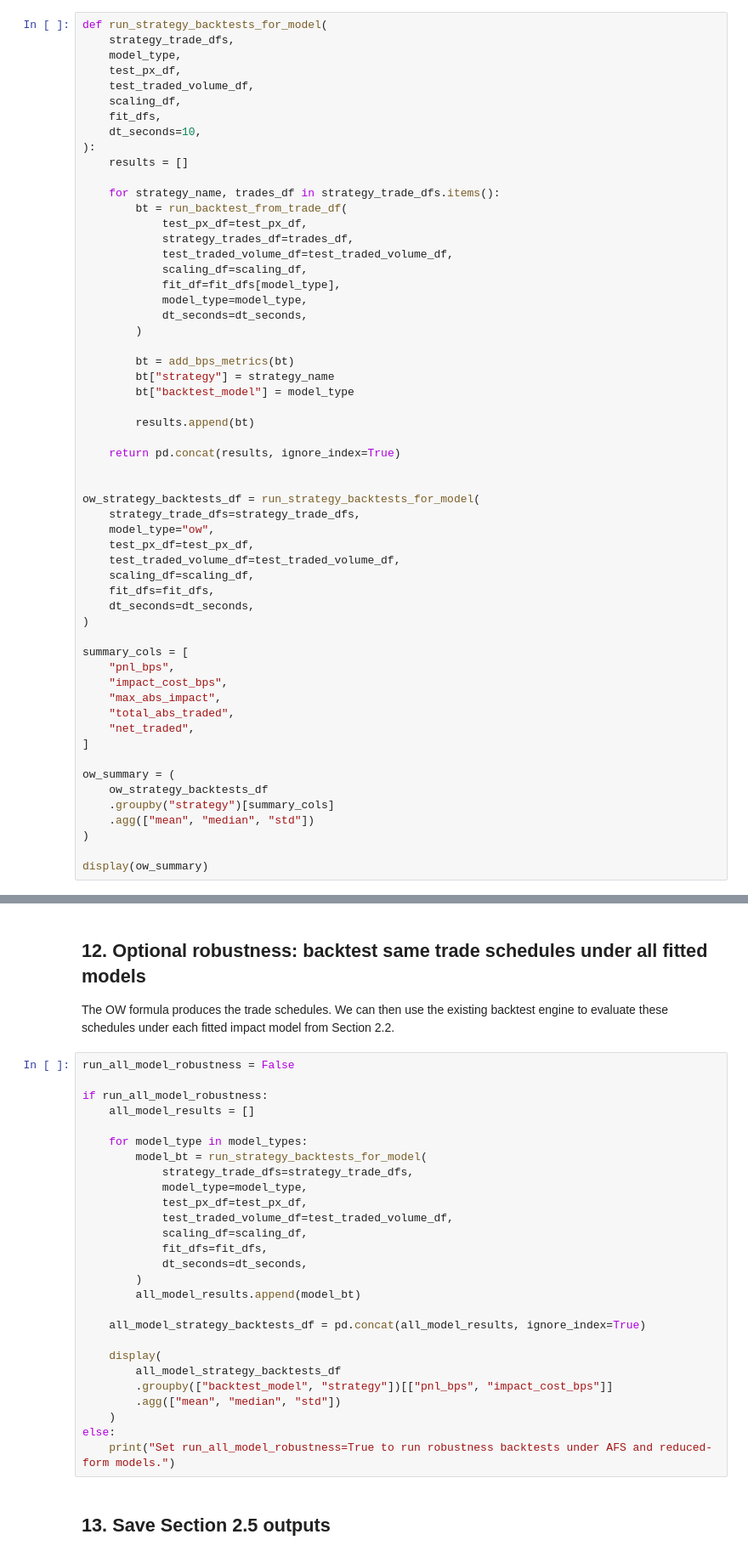
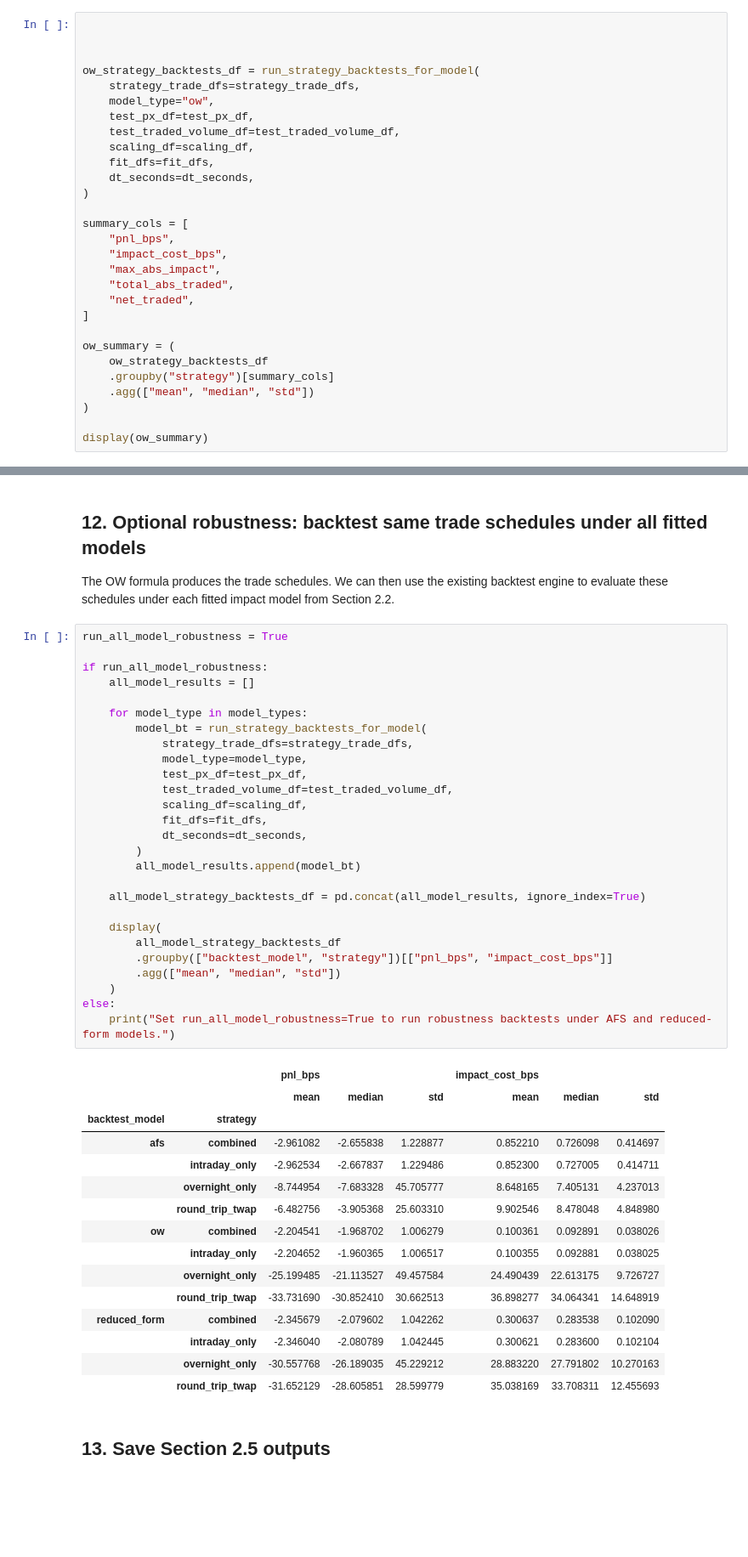
Before and after one commit to raphdlfrg/Quant_Trading_Price_Impact, a Jupyter notebook: 2_5_Optimal_Trading_Strategy.ipynb, the cells around one changed output, grey strips where cells are left out. Shown at 85% size. Cells and saved outputs as stored; diff of their text form; blank space fills up the shorter version.

```diff
--- a/2_5_Optimal_Trading_Strategy.ipynb
+++ b/2_5_Optimal_Trading_Strategy.ipynb
@@ -398,35 +308,7 @@ The previous section's backtest engine first removes public market impact, then
 
 We first backtest the strategies under the fitted OW model. Then, optionally, we can also run the same trade schedules under the AFS and reduced-form fitted models to check model robustness.
 # %%
-def run_strategy_backtests_for_model(
-    strategy_trade_dfs,
-    model_type,
-    test_px_df,
-    test_traded_volume_df,
-    scaling_df,
-    fit_dfs,
-    dt_seconds=10,
-):
-    results = []
 
-    for strategy_name, trades_df in strategy_trade_dfs.items():
-        bt = run_backtest_from_trade_df(
-            test_px_df=test_px_df,
-            strategy_trades_df=trades_df,
-            test_traded_volume_df=test_traded_volume_df,
-            scaling_df=scaling_df,
-            fit_df=fit_dfs[model_type],
-            model_type=model_type,
-            dt_seconds=dt_seconds,
-        )
-
-        bt = add_bps_metrics(bt)
-        bt["strategy"] = strategy_name
-        bt["backtest_model"] = model_type
-
-        results.append(bt)
-
-    return pd.concat(results, ignore_index=True)
 
 
 ow_strategy_backtests_df = run_strategy_backtests_for_model(
@@ -532,32 +428,48 @@ plt.show()
 
 The OW formula produces the trade schedules. We can then use the existing backtest engine to evaluate these schedules under each fitted impact model from Section 2.2.
 # %%
-run_all_model_robustness = False
+run_all_model_robustness = True
 
 if run_all_model_robustness:
     all_model_results = []
 
     for model_type in model_types:
         model_bt = run_strategy_backtests_for_model(
             strategy_trade_dfs=strategy_trade_dfs,
             model_type=model_type,
             test_px_df=test_px_df,
             test_traded_volume_df=test_traded_volume_df,
             scaling_df=scaling_df,
             fit_dfs=fit_dfs,
             dt_seconds=dt_seconds,
         )
         all_model_results.append(model_bt)
 
     all_model_strategy_backtests_df = pd.concat(all_model_results, ignore_index=True)
 
     display(
         all_model_strategy_backtests_df
         .groupby(["backtest_model", "strategy"])[["pnl_bps", "impact_cost_bps"]]
         .agg(["mean", "median", "std"])
     )
 else:
     print("Set run_all_model_robustness=True to run robustness backtests under AFS and reduced-form models.")
+# %% [output]
+|  |  | pnl_bps |  |  | impact_cost_bps |  |  |
+|  |  | mean | median | std | mean | median | std |
+| backtest_model | strategy |  |  |  |  |  |  |
+| afs | combined | -2.961082 | -2.655838 | 1.228877 | 0.852210 | 0.726098 | 0.414697 |
+|  | intraday_only | -2.962534 | -2.667837 | 1.229486 | 0.852300 | 0.727005 | 0.414711 |
+|  | overnight_only | -8.744954 | -7.683328 | 45.705777 | 8.648165 | 7.405131 | 4.237013 |
+|  | round_trip_twap | -6.482756 | -3.905368 | 25.603310 | 9.902546 | 8.478048 | 4.848980 |
+| ow | combined | -2.204541 | -1.968702 | 1.006279 | 0.100361 | 0.092891 | 0.038026 |
+|  | intraday_only | -2.204652 | -1.960365 | 1.006517 | 0.100355 | 0.092881 | 0.038025 |
+|  | overnight_only | -25.199485 | -21.113527 | 49.457584 | 24.490439 | 22.613175 | 9.726727 |
+|  | round_trip_twap | -33.731690 | -30.852410 | 30.662513 | 36.898277 | 34.064341 | 14.648919 |
+| reduced_form | combined | -2.345679 | -2.079602 | 1.042262 | 0.300637 | 0.283538 | 0.102090 |
+|  | intraday_only | -2.346040 | -2.080789 | 1.042445 | 0.300621 | 0.283600 | 0.102104 |
+|  | overnight_only | -30.557768 | -26.189035 | 45.229212 | 28.883220 | 27.791802 | 10.270163 |
+|  | round_trip_twap | -31.652129 | -28.605851 | 28.599779 | 35.038169 | 33.708311 | 12.455693 |
 # %% [markdown]
 ## 13. Save Section 2.5 outputs
 # %%
```
Also changed, not shown: parts of 9 cells of this notebook.
